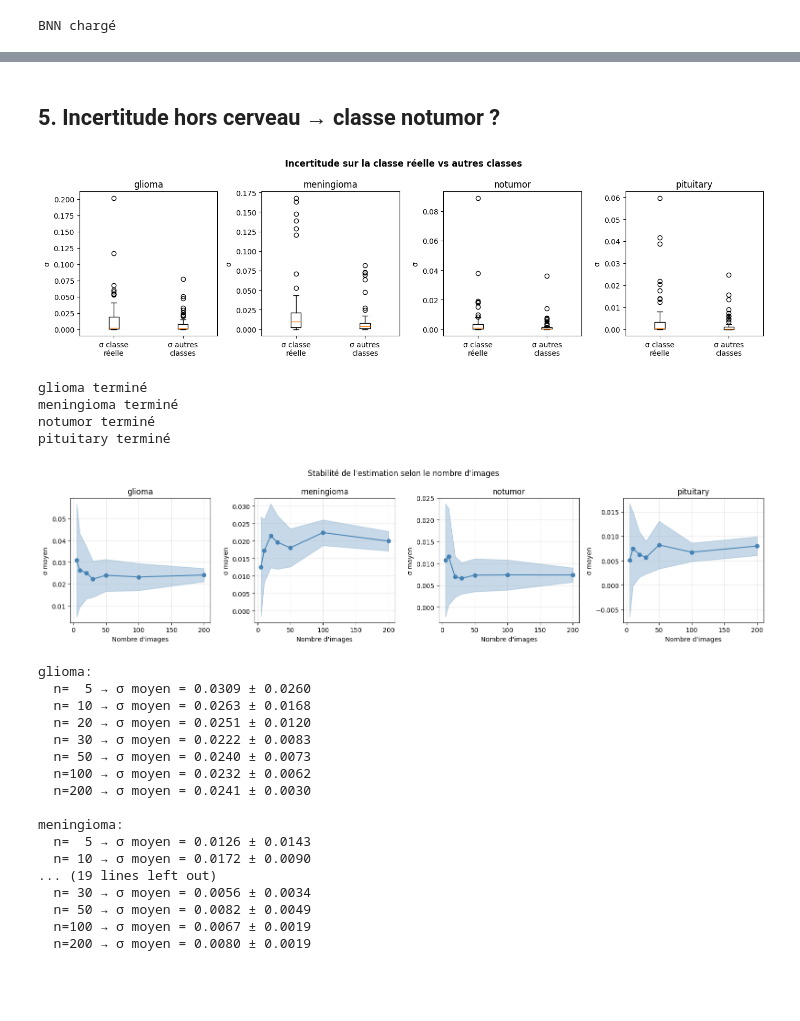
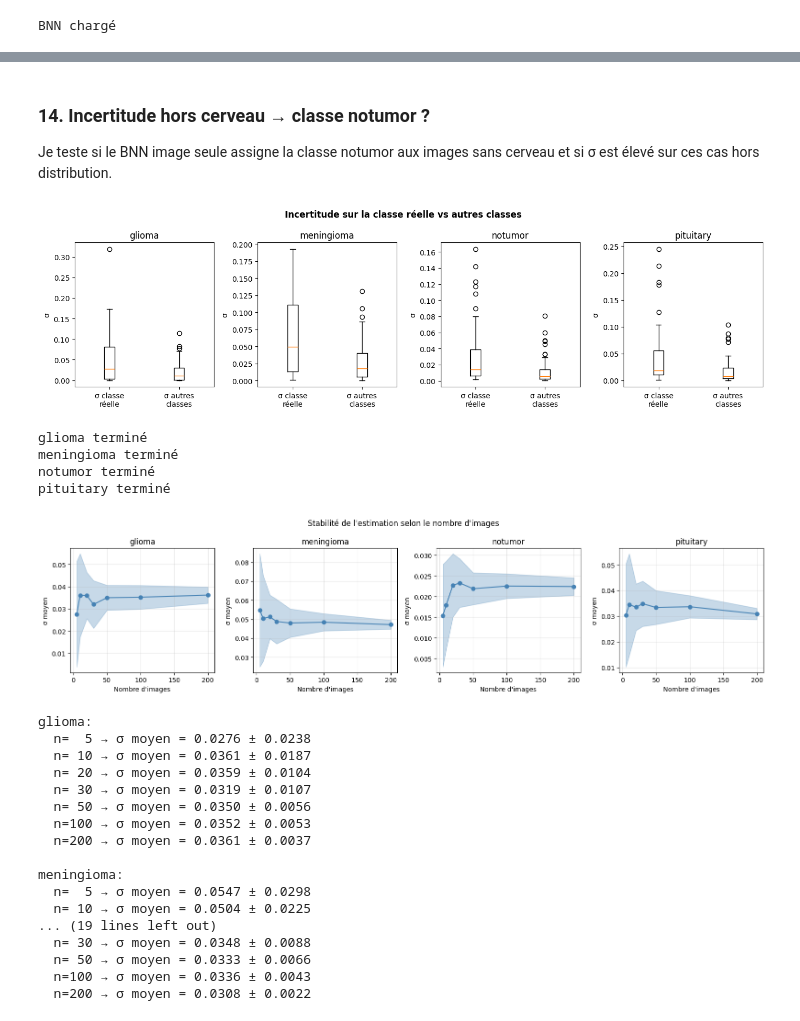
Before and after one commit to teodulga/memoire-m2-bnn-irm, a Jupyter notebook: 08_extra.ipynb, the cells around one changed output, grey strips where cells are left out. Saved outputs shown, nothing was run; the diff lists cells and outputs as text; code cells hidden in the pictures; blank space fills up the shorter version.

```diff
--- a/08_extra.ipynb
+++ b/08_extra.ipynb
@@ -159,7 +324,7 @@ ax.hist(ages, bins=20, color="steelblue", alpha=0.7, edgecolor="white")
 ax.axvline(ages.mean(), color="tomato", linestyle="--", label=f"Moyenne : {ages.mean():.1f} ans")
 ax.set_xlabel("Âge (ans)")
 ax.set_ylabel("Nombre de sujets")
-ax.set_title(f"Distribution des âges — Dataset IXI ({len(ages)} sujets)")
+ax.set_title(f"Distribution des âges - Dataset IXI ({len(ages)} sujets)")
 ax.legend()
 plt.tight_layout()
 plt.savefig(f"{SAVE_DIR}/dataset_ixi_ages.png", dpi=150)
@@ -280,23 +447,15 @@ Total : 3000 images  (yes=1500, no=1500)
 # %%
-with open("predicted_clinical.pkl", "rb") as f:
-    predicted_clinical = pickle.load(f)
-
-class BNNMultimodalNet(nn.Module):
-    def __init__(self, num_classes=4, clinical_dim=1, prior_mu=0, prior_sigma=0.1):
+class BNNImageOnly(nn.Module):
+    def __init__(self, num_classes=4, prior_mu=0, prior_sigma=0.1):
         super().__init__()
         backbone = models.resnet18(weights="IMAGENET1K_V1")
         backbone.fc = nn.Identity()
         self.cnn = backbone
         for param in self.cnn.parameters():
             param.requires_grad = False
-        self.clinical_mlp = nn.Sequential(
-            nn.Linear(clinical_dim, 64), nn.ReLU(),
-            nn.Linear(64, 64), nn.ReLU(),
-            nn.Linear(64, 32), nn.ReLU(),
-        )
         self.bnn_head = nn.Sequential(
             bnn.BayesLinear(prior_mu=prior_mu, prior_sigma=prior_sigma,
-                            in_features=512+32, out_features=256),
+                            in_features=512, out_features=256),
             nn.ReLU(),
             bnn.BayesLinear(prior_mu=prior_mu, prior_sigma=prior_sigma,
                             in_features=256, out_features=128),
@@ -304,10 +463,10 @@ class BNNMultimodalNet(nn.Module):
             bnn.BayesLinear(prior_mu=prior_mu, prior_sigma=prior_sigma,
                             in_features=128, out_features=num_classes),
         )
-    def forward(self, img, clinical):
-        return self.bnn_head(torch.cat([self.cnn(img), self.clinical_mlp(clinical)], dim=1))
+    def forward(self, img):
+        return self.bnn_head(self.cnn(img))
 
-model_bnn = BNNMultimodalNet().to(device)
+model_bnn = BNNImageOnly().to(device)
 ckpt = torch.load(BNN_CKPT, map_location=device, weights_only=False)
 model_bnn.load_state_dict(ckpt["model_state"])
 model_bnn.eval()
@@ -328,10 +487,8 @@ model_bnn.eval()
 with torch.no_grad():
     for p in all_paths:
         img_t  = load_image(p)
-        clin_v = predicted_clinical.get(p, predicted_clinical.get(os.path.basename(p), 0.5))
-        clin_t = torch.tensor([[float(clin_v)]], dtype=torch.float32).to(device)
         passes = torch.stack([
-            torch.softmax(model_bnn(img_t, clin_t), dim=1)
+            torch.softmax(model_bnn(img_t), dim=1)
             for _ in range(MC_PASSES)
         ])
         mean_p = passes.mean(0).cpu().numpy()[0]
@@ -648,5 +775,7 @@ plt.show()
 # %% [markdown]
-## 5. Incertitude hors cerveau → classe notumor ?
+### 14. Incertitude hors cerveau → classe notumor ?
+
+Je teste si le BNN image seule assigne la classe notumor aux images sans cerveau et si σ est élevé sur ces cas hors distribution.
 # %%
 N_PER_CLASS = 50
 CLIN_MED = np.array([[0.5]], dtype=np.float32)
@@ -661,10 +790,9 @@ for cls in CLASSES:
 
     for p in sampled:
         img_t  = load_image(p)
-        clin_t = torch.tensor([[0.5]], dtype=torch.float32).to(device)
         with torch.no_grad():
             passes = torch.stack([
-                torch.softmax(model_bnn(img_t, clin_t), dim=1)
+                torch.softmax(model_bnn(img_t), dim=1)
                 for _ in range(MC_PASSES)
             ])
         std_p = passes.std(0).cpu().numpy()[0]
@@ -684,7 +812,7 @@ plt.tight_layout()
 plt.savefig(f"{SAVE_DIR}/sigma_inside_vs_outside.png", dpi=150)
 plt.show()
 # %% [output]
-[figure, old version]
+[figure, new version]
 # %%
 N_SIZES = [5, 10, 20, 30, 50, 100, 200]
 N_PASSES_STABILITY = 10
@@ -706,10 +834,9 @@ for cls in CLASSES:
             sigmas = []
             for p in sampled:
                 img_t = load_image(p)
-                clin_t = torch.tensor([[0.5]], dtype=torch.float32).to(device)
                 with torch.no_grad():
                     passes = torch.stack([
-                        torch.softmax(model_bnn(img_t, clin_t), dim=1)
+                        torch.softmax(model_bnn(img_t), dim=1)
                         for _ in range(N_PASSES_STABILITY)
                     ])
                 std_p = passes.std(0).cpu().numpy()[0]
@@ -720,48 +847,48 @@ for cls in CLASSES:
 fig, axes = plt.subplots(1, 4, figsize=(16, 4))
 for ax, cls in zip(axes, CLASSES):
     means = [np.mean(results[cls][n]) for n in N_SIZES]
     stds  = [np.std(results[cls][n]) for n in N_SIZES]
     ax.plot(N_SIZES, means, "o-", color="steelblue")
     ax.fill_between(N_SIZES,
                     np.array(means) - np.array(stds),
                     np.array(means) + np.array(stds),
                     alpha=0.3, color="steelblue")
     ax.set_xlabel("Nombre d'images")
     ax.set_ylabel("σ moyen")
     ax.set_title(cls)
     ax.grid(True, alpha=0.3)
 
 plt.suptitle("Stabilité de l'estimation selon le nombre d'images", fontsize=12)
 plt.tight_layout()
 plt.savefig(f"{SAVE_DIR}/stability_n_images.png", dpi=150)
 plt.show()
 
 for cls in CLASSES:
     print(f"\n{cls}:")
     for n in N_SIZES:
         m = np.mean(results[cls][n])
         s = np.std(results[cls][n])
         print(f"  n={n:3d} → σ moyen = {m:.4f} ± {s:.4f}")
 # %% [output]
 glioma terminé
 meningioma terminé
 notumor terminé
 pituitary terminé
-[figure, old version]
+[figure, new version]
 glioma:
-  n=  5 → σ moyen = 0.0309 ± 0.0260
-  n= 10 → σ moyen = 0.0263 ± 0.0168
-  n= 20 → σ moyen = 0.0251 ± 0.0120
-  n= 30 → σ moyen = 0.0222 ± 0.0083
-  n= 50 → σ moyen = 0.0240 ± 0.0073
-  n=100 → σ moyen = 0.0232 ± 0.0062
-  n=200 → σ moyen = 0.0241 ± 0.0030
+  n=  5 → σ moyen = 0.0276 ± 0.0238
+  n= 10 → σ moyen = 0.0361 ± 0.0187
+  n= 20 → σ moyen = 0.0359 ± 0.0104
+  n= 30 → σ moyen = 0.0319 ± 0.0107
+  n= 50 → σ moyen = 0.0350 ± 0.0056
+  n=100 → σ moyen = 0.0352 ± 0.0053
+  n=200 → σ moyen = 0.0361 ± 0.0037
 
 meningioma:
-  n=  5 → σ moyen = 0.0126 ± 0.0143
-  n= 10 → σ moyen = 0.0172 ± 0.0090
+  n=  5 → σ moyen = 0.0547 ± 0.0298
+  n= 10 → σ moyen = 0.0504 ± 0.0225
 ... (19 lines left out)
-  n= 30 → σ moyen = 0.0056 ± 0.0034
-  n= 50 → σ moyen = 0.0082 ± 0.0049
-  n=100 → σ moyen = 0.0067 ± 0.0019
-  n=200 → σ moyen = 0.0080 ± 0.0019
+  n= 30 → σ moyen = 0.0348 ± 0.0088
+  n= 50 → σ moyen = 0.0333 ± 0.0066
+  n=100 → σ moyen = 0.0336 ± 0.0043
+  n=200 → σ moyen = 0.0308 ± 0.0022
```
Also changed, not shown: parts of 38 cells of this notebook, 9 other files.
